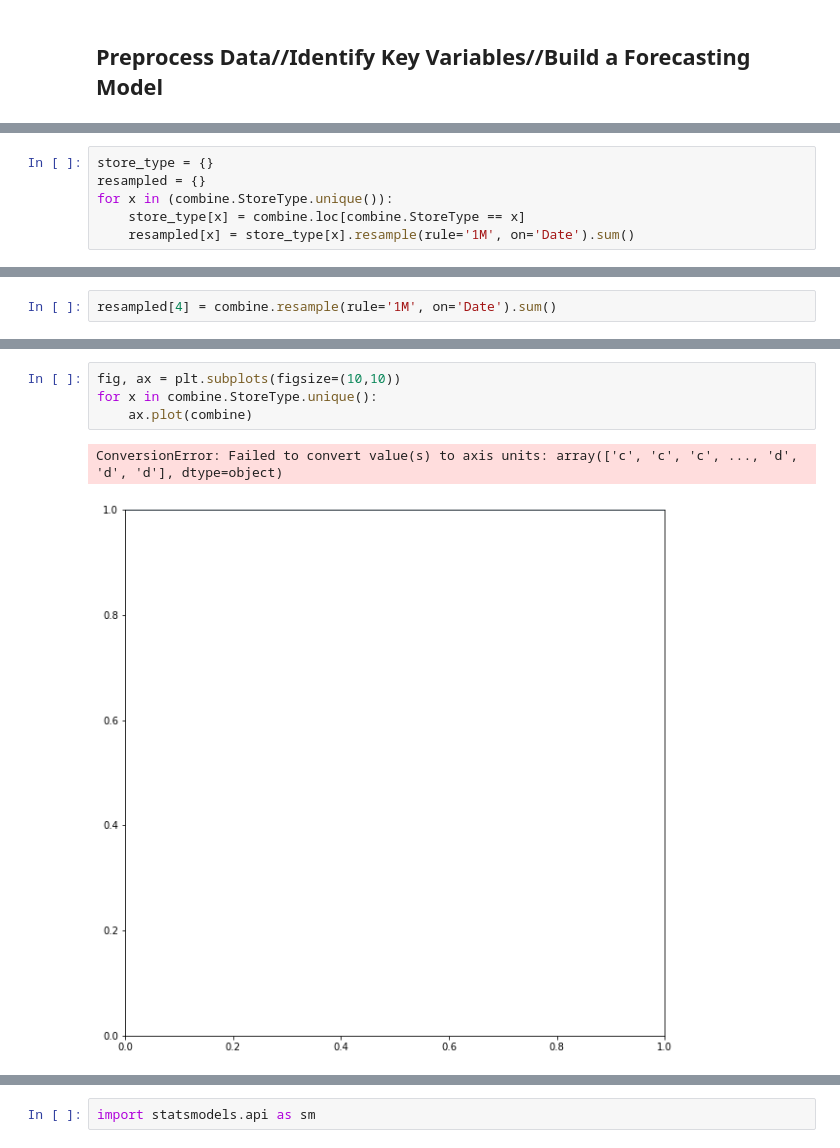
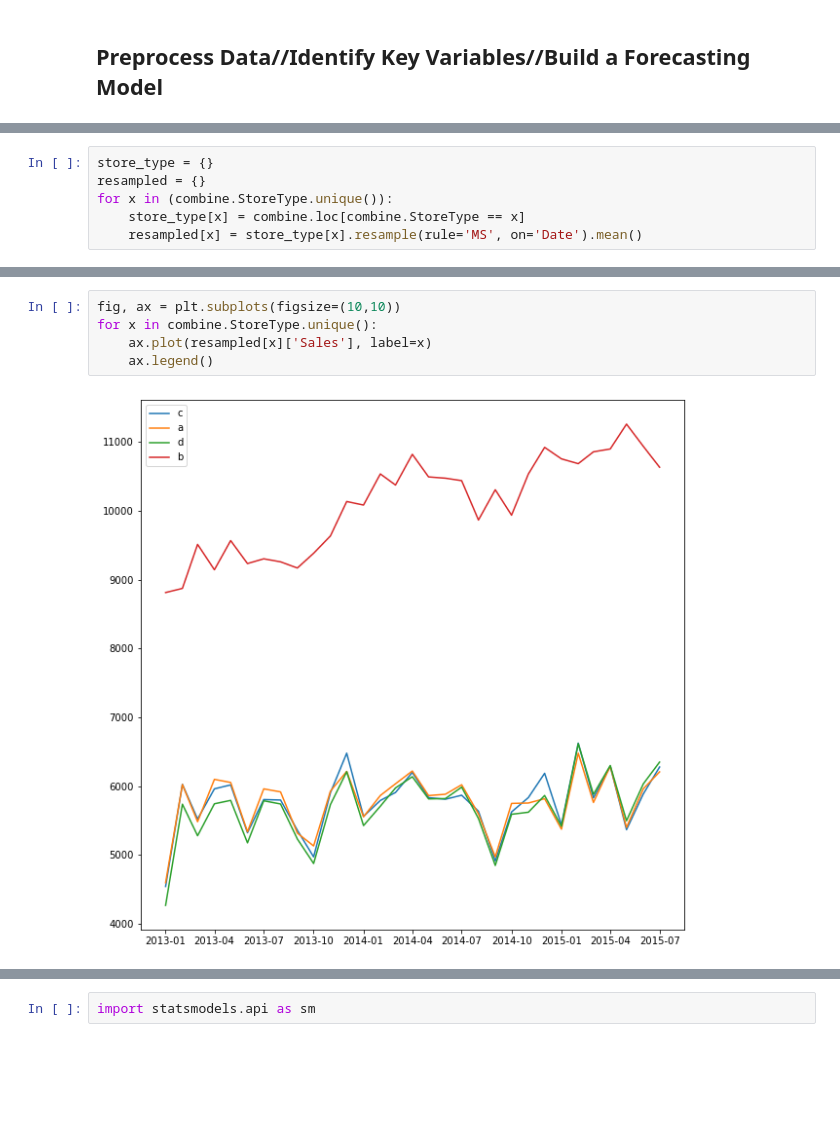
Before and after one commit to peterprescott/sales-data, a Jupyter notebook: notebook.ipynb, the cells around one changed output, grey strips where cells are left out. Drawn from its saved outputs; the diff is of its cells as text; blank space fills up the shorter version.

```diff
--- a/notebook.ipynb
+++ b/notebook.ipynb
@@ -468,4 +491,4 @@ store_type = {}
 resampled = {}
 for x in (combine.StoreType.unique()):
     store_type[x] = combine.loc[combine.StoreType == x]
-    resampled[x] = store_type[x].resample(rule='1M', on='Date').sum()
+    resampled[x] = store_type[x].resample(rule='MS', on='Date').mean()
@@ -489,2 +494,0 @@ store_type['a'].resample(on='Date',rule='1W').mean()
-# %%
-resampled[4] = combine.resample(rule='1M', on='Date').sum()
@@ -505,7 +495,7 @@ Name: Open, Length: 41088, dtype: float64
 # %%
 fig, ax = plt.subplots(figsize=(10,10))
 for x in combine.StoreType.unique():
-    ax.plot(combine)
+    ax.plot(resampled[x]['Sales'], label=x)
+    ax.legend()
 # %% [output]
-ConversionError: Failed to convert value(s) to axis units: array(['c', 'c', 'c', ..., 'd', 'd', 'd'], dtype=object)
-[figure, old version]
+[figure, new version]
```
Also changed, not shown: parts of 25 cells of this notebook.
